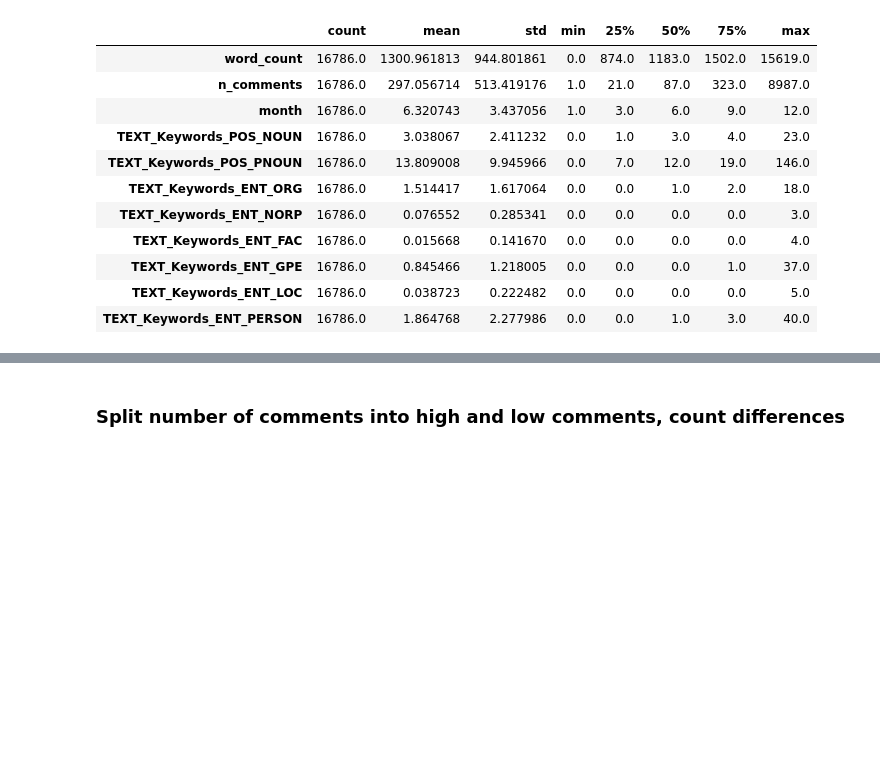
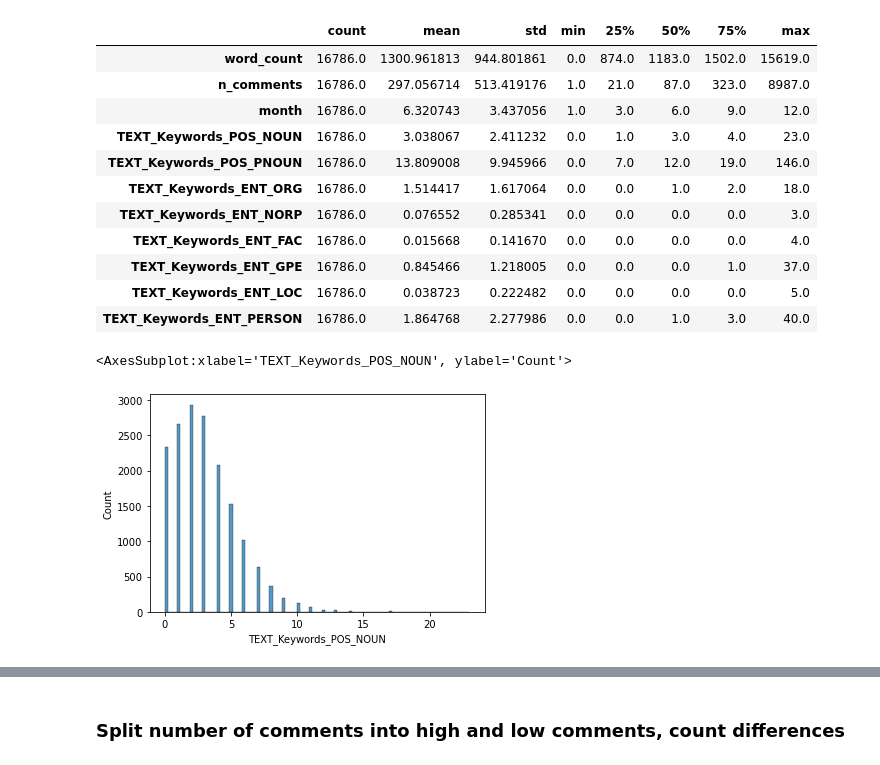
Before and after one commit to mikesbin99/springboard_proj_nlp_nytimes, a Jupyter notebook: notebooks/Preprocessing-Modeling.ipynb, the cells around one changed output, grey strips where cells are left out. Drawn from its saved outputs; the diff is of its cells as text; code cells hidden in the pictures; blank space fills up the shorter version.

```diff
--- a/notebooks/Preprocessing-Modeling.ipynb
+++ b/notebooks/Preprocessing-Modeling.ipynb
@@ -134,3 +122,8 @@ df_articles.describe().T
 | TEXT_Keywords_ENT_GPE | 16786.0 | 0.845466 | 1.218005 | 0.0 | 0.0 | 0.0 | 1.0 | 37.0 |
 | TEXT_Keywords_ENT_LOC | 16786.0 | 0.038723 | 0.222482 | 0.0 | 0.0 | 0.0 | 0.0 | 5.0 |
 | TEXT_Keywords_ENT_PERSON | 16786.0 | 1.864768 | 2.277986 | 0.0 | 0.0 | 1.0 | 3.0 | 40.0 |
+# %%
+sns.histplot(data=df_articles,x='TEXT_Keywords_POS_NOUN')
+# %% [output]
+<AxesSubplot:xlabel='TEXT_Keywords_POS_NOUN', ylabel='Count'>
+[figure, added]
```
Also changed, not shown: parts of 21 cells of this notebook, 40 other files.
